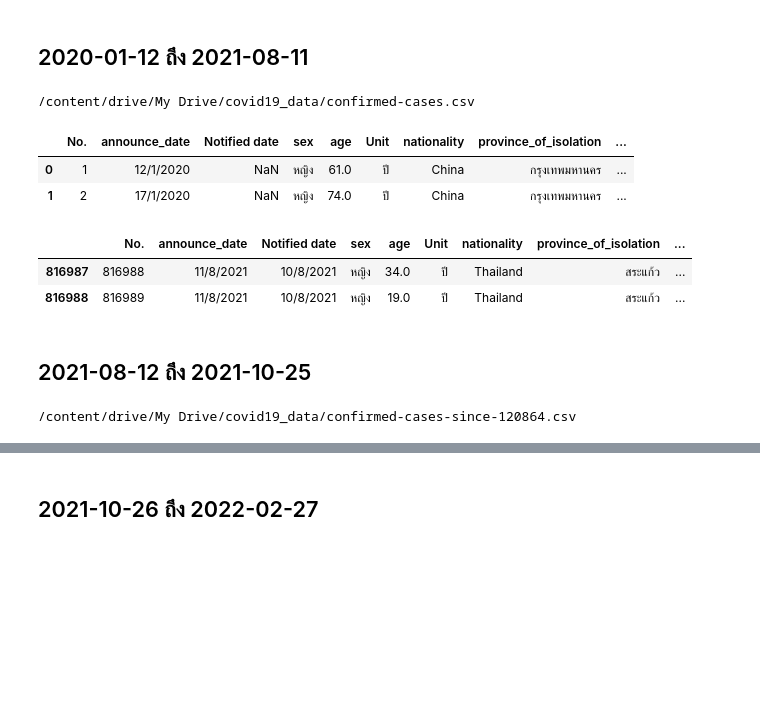
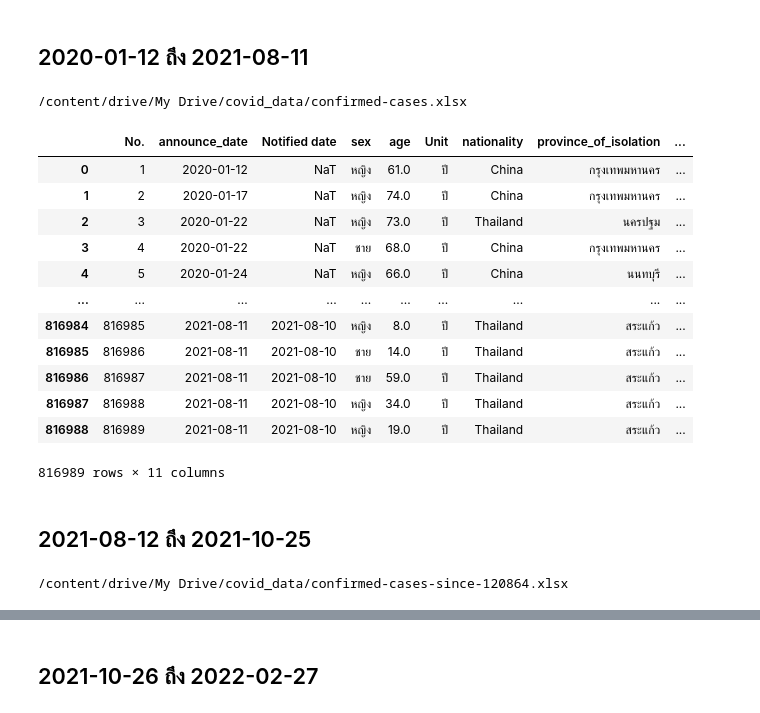
Before and after one commit to Gcpppinpak/data_viz_2022, a Jupyter notebook: Dashboard_project.ipynb, the cells around one changed output, grey strips where cells are left out. Drawn from its saved outputs; the diff is of its cells as text; code cells hidden in the pictures; blank space fills up the shorter version.

```diff
--- a/Dashboard_project.ipynb
+++ b/Dashboard_project.ipynb
@@ -10,31 +10,38 @@ import os  #จัดการไฟล์และ path
 # %%
 from google.colab import drive  #เชื่อม google drive
 drive.mount('/content/drive')
-path = '/content/drive/My Drive/covid19_data'   #pathจะชี้ไปยังโฟล์เดอร์
+path = '/content/drive/My Drive/covid_data'   #pathจะชี้ไปยังโฟล์เดอร์
 # %% [output]
 Drive already mounted at /content/drive; to attempt to forcibly remount, call drive.mount("/content/drive", force_remount=True).
 # %% [markdown]
 ## 2020-01-12 ถึง 2021-08-11
 # %%
-data_file_path1 = os.path.join(path,'confirmed-cases.csv') #แล้วก็ชี้ไปที่ไฟล์
+data_file_path1 = os.path.join(path,'confirmed-cases.xlsx') #แล้วก็ชี้ไปที่ไฟล์
 print(data_file_path1)
 # %% [output]
-/content/drive/My Drive/covid19_data/confirmed-cases.csv
+/content/drive/My Drive/covid_data/confirmed-cases.xlsx
 # %%
-data_covid1 = pd.read_csv(data_file_path1)  #กำหนดตัวแปร data_covid เป็นข้อมูลของผู้ป่วยโควิด
-display(data_covid1.head(2),data_covid1.tail(2))  #เรียกดูตารางของผู้ป่วยโควิด
+data_covid1 = pd.read_excel(data_file_path1)  #กำหนดตัวแปร data_covid เป็นข้อมูลของผู้ป่วยโควิด
+data_covid1  #เรียกดูตารางของผู้ป่วยโควิด
 # %% [output]
 |  | No. | announce_date | Notified date | sex | age | Unit | nationality | province_of_isolation | ... |
-| 0 | 1 | 12/1/2020 | NaN | หญิง | 61.0 | ปี | China | กรุงเทพมหานคร | ... |
-| 1 | 2 | 17/1/2020 | NaN | หญิง | 74.0 | ปี | China | กรุงเทพมหานคร | ... |
+| 0 | 1 | 2020-01-12 | NaT | หญิง | 61.0 | ปี | China | กรุงเทพมหานคร | ... |
+| 1 | 2 | 2020-01-17 | NaT | หญิง | 74.0 | ปี | China | กรุงเทพมหานคร | ... |
+| 2 | 3 | 2020-01-22 | NaT | หญิง | 73.0 | ปี | Thailand | นครปฐม | ... |
+| 3 | 4 | 2020-01-22 | NaT | ชาย | 68.0 | ปี | China | กรุงเทพมหานคร | ... |
+| 4 | 5 | 2020-01-24 | NaT | หญิง | 66.0 | ปี | China | นนทบุรี | ... |
+| ... | ... | ... | ... | ... | ... | ... | ... | ... | ... |
+| 816984 | 816985 | 2021-08-11 | 2021-08-10 | หญิง | 8.0 | ปี | Thailand | สระแก้ว | ... |
+| 816985 | 816986 | 2021-08-11 | 2021-08-10 | ชาย | 14.0 | ปี | Thailand | สระแก้ว | ... |
+| 816986 | 816987 | 2021-08-11 | 2021-08-10 | ชาย | 59.0 | ปี | Thailand | สระแก้ว | ... |
+| 816987 | 816988 | 2021-08-11 | 2021-08-10 | หญิง | 34.0 | ปี | Thailand | สระแก้ว | ... |
+| 816988 | 816989 | 2021-08-11 | 2021-08-10 | หญิง | 19.0 | ปี | Thailand | สระแก้ว | ... |
-|  | No. | announce_date | Notified date | sex | age | Unit | nationality | province_of_isolation | ... |
-| 816987 | 816988 | 11/8/2021 | 10/8/2021 | หญิง | 34.0 | ปี | Thailand | สระแก้ว | ... |
-| 816988 | 816989 | 11/8/2021 | 10/8/2021 | หญิง | 19.0 | ปี | Thailand | สระแก้ว | ... |
+816989 rows × 11 columns
 # %% [markdown]
 ## 2021-08-12 ถึง 2021-10-25
 # %%
-data_file_path2 = os.path.join(path,'confirmed-cases-since-120864.csv') #แล้วก็ชี้ไปที่ไฟล์
+data_file_path2 = os.path.join(path,'confirmed-cases-since-120864.xlsx') #แล้วก็ชี้ไปที่ไฟล์
 print(data_file_path2)
 # %% [output]
-/content/drive/My Drive/covid19_data/confirmed-cases-since-120864.csv
+/content/drive/My Drive/covid_data/confirmed-cases-since-120864.xlsx
 # %%
```
Also changed, not shown: parts of 43 cells of this notebook.
